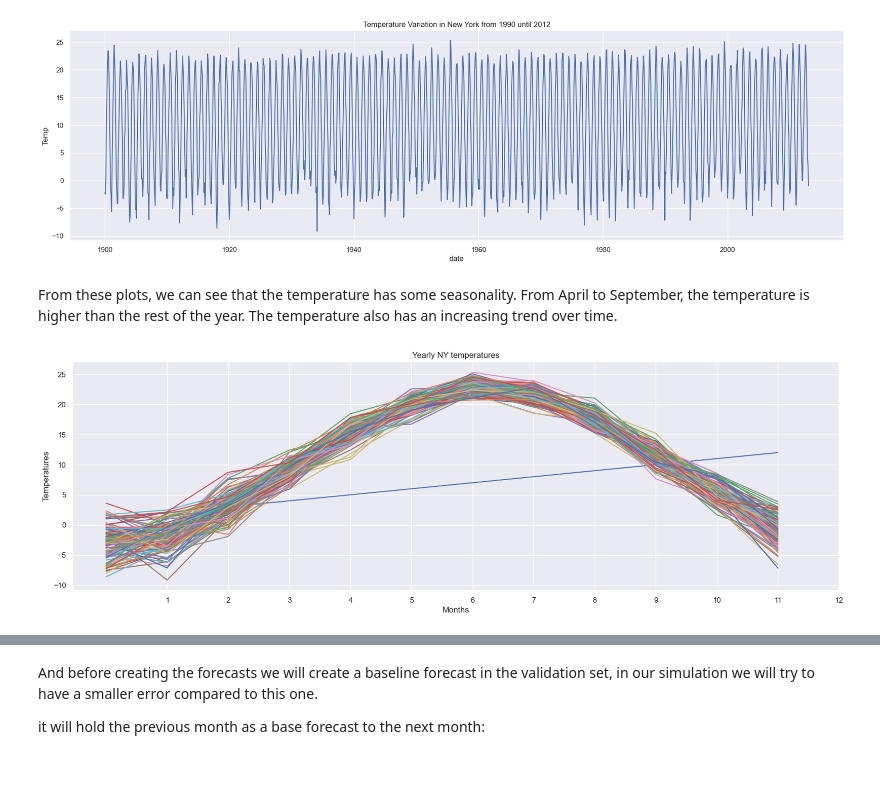
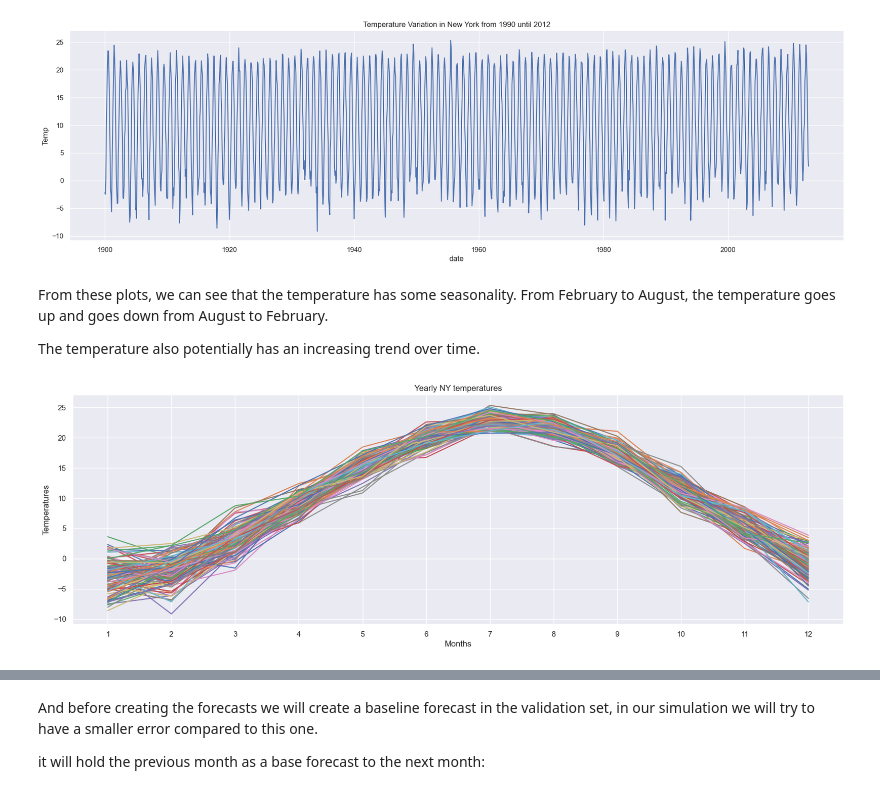
Before and after one commit to idsts2670/climate-change-analysis, a Jupyter notebook: climate_change.ipynb, the cells around one changed output, grey strips where cells are left out. Drawn from its saved outputs; the diff is of its cells as text; code cells hidden in the pictures.

```diff
--- a/climate_change.ipynb
+++ b/climate_change.ipynb
@@ -267,7 +268,7 @@ end_date = datetime(2013, 1, 1)
 # Also, filter the data for the specified date range (1990-2012)
 ny = df_city.filter((pl.col("city") == "New York")
     ).select(pl.col("date"), pl.col("avg_temp").alias("Temp")
-    ).filter((pl.col("date") >= start_date) & (pl.col("date") <= end_date))
+    ).filter((pl.col("date") >= start_date) & (pl.col("date") < end_date))
 
 # change theb data frqeuency to monthly and fill the null values with the previous value
 ny = ny.upsample(
@@ -348,17 +349,18 @@ plt.show()
 # %% [output]
 [figure]
 # %% [markdown]
-From these plots, we can see that the temperature has some seasonality. From April to September, the temperature is higher than the rest of the year. The temperature also has an increasing trend over time.
+From these plots, we can see that the temperature has some seasonality. From February to August, the temperature goes up and goes down from August to February.
+
+The temperature also potentially has an increasing trend over time.
 # %%
 ny = ny.with_columns(pl.col("date").dt.month().alias("month"), pl.col("date").dt.year().alias("year"))
 pivot_ny = ny.pivot(index="month", columns="year", values="Temp", aggregate_function="mean")
 pivot_ny_pd = pivot_ny.to_pandas()
-pivot_ny_pd.plot(figsize=(20,6))
+pivot_ny_pd.plot(x='month', figsize=(20,6))
 plt.title('Yearly NY temperatures')
 plt.xlabel('Months')
 plt.ylabel('Temperatures')
 plt.xticks([x for x in range(1,13)])
 plt.legend().remove()
-plt.show()
 # %% [output]
-[figure, old version]
+[figure, new version]
```
Also changed, not shown: parts of 22 cells of this notebook.
